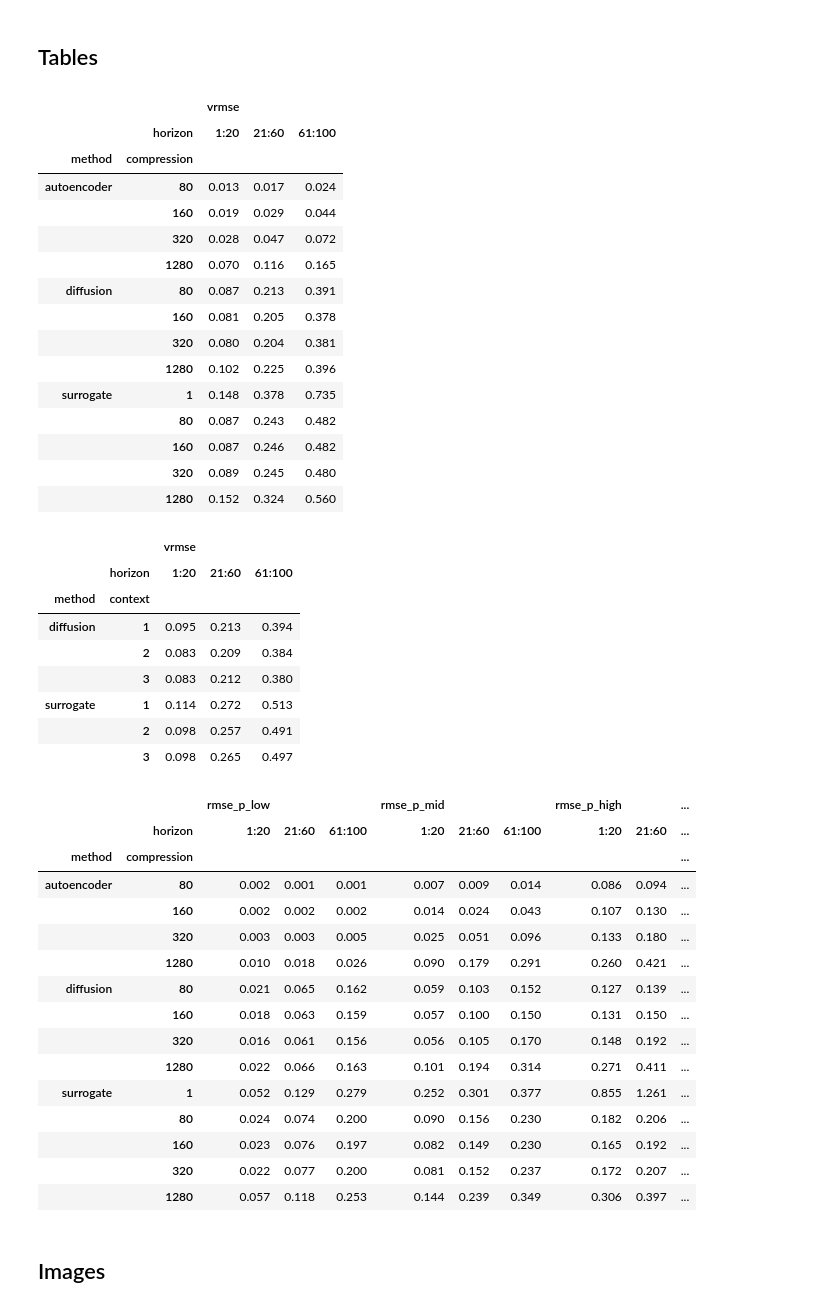
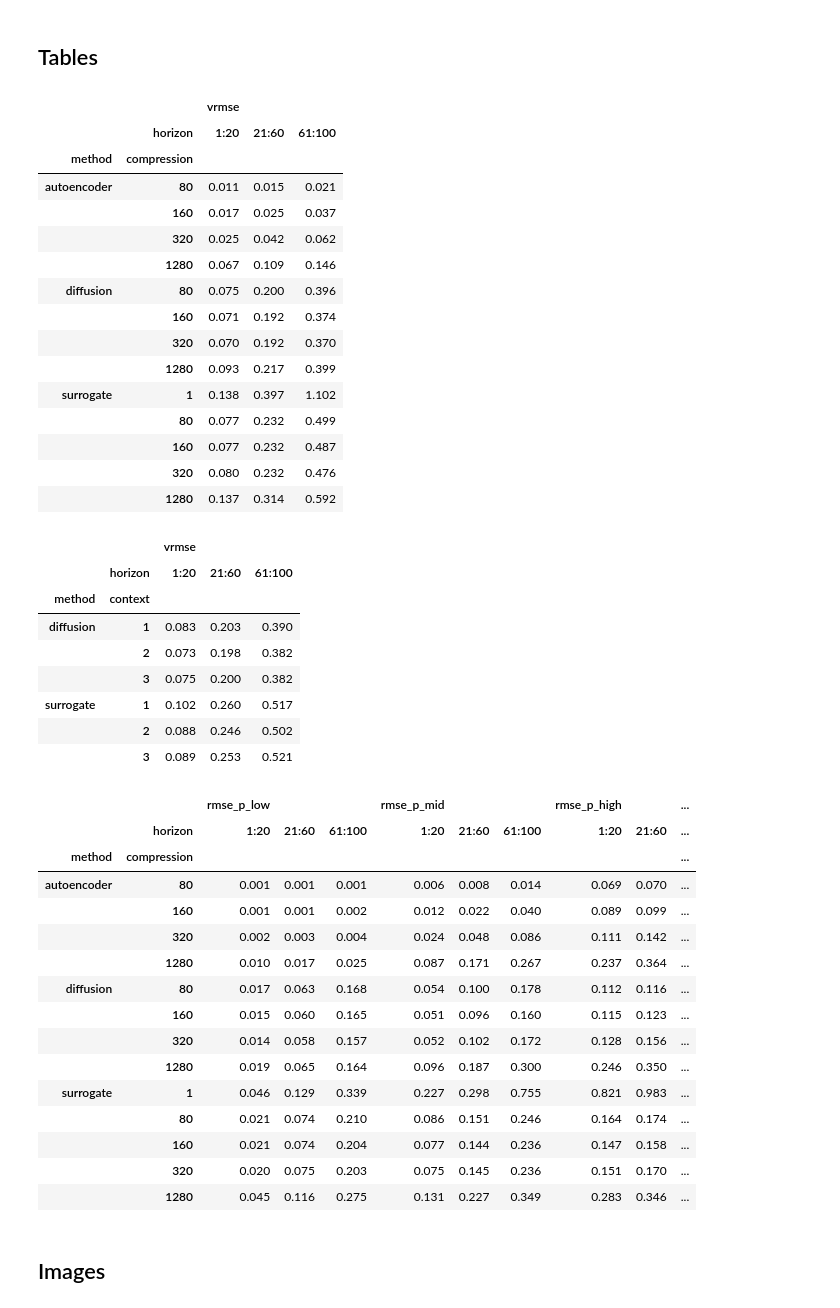
Before and after one commit to ksimotas/lola, a Jupyter notebook: experiments/euler/figures.ipynb, the cells around one changed output. Saved outputs shown, nothing was run; the diff lists cells and outputs as text; code cells hidden in the pictures.

```diff
--- a/experiments/euler/figures.ipynb
+++ b/experiments/euler/figures.ipynb
@@ -118,3 +109,6 @@ def weighted_mean(x):
+# %%
+def aggregate(x):
+    return np.mean(x)
 # %% [markdown]
 ### Plots
 # %%
@@ -240,7 +235,7 @@ plt.savefig(outdir / "euler_mosaic.pdf", dpi=300, transparent=True)
 # %%
 table = df[["method", "compression", "horizon", "vrmse"]]
 
-table = table.groupby(["method", "compression", "horizon"]).agg(weighted_mean).round(3).reset_index()
+table = table.groupby(["method", "compression", "horizon"]).agg(aggregate).round(3).reset_index()
 table = table.pivot(index=["method", "compression"], columns="horizon", values=["vrmse"])
 # print(table.to_latex(float_format="%.3f"))
 table
@@ -248,24 +243,24 @@ table
 |  |  | vrmse |  |  |
 |  | horizon | 1:20 | 21:60 | 61:100 |
 | method | compression |  |  |  |
-| autoencoder | 80 | 0.013 | 0.017 | 0.024 |
-|  | 160 | 0.019 | 0.029 | 0.044 |
-|  | 320 | 0.028 | 0.047 | 0.072 |
-|  | 1280 | 0.070 | 0.116 | 0.165 |
-| diffusion | 80 | 0.087 | 0.213 | 0.391 |
-|  | 160 | 0.081 | 0.205 | 0.378 |
-|  | 320 | 0.080 | 0.204 | 0.381 |
-|  | 1280 | 0.102 | 0.225 | 0.396 |
-| surrogate | 1 | 0.148 | 0.378 | 0.735 |
-|  | 80 | 0.087 | 0.243 | 0.482 |
-|  | 160 | 0.087 | 0.246 | 0.482 |
-|  | 320 | 0.089 | 0.245 | 0.480 |
-|  | 1280 | 0.152 | 0.324 | 0.560 |
+| autoencoder | 80 | 0.011 | 0.015 | 0.021 |
+|  | 160 | 0.017 | 0.025 | 0.037 |
+|  | 320 | 0.025 | 0.042 | 0.062 |
+|  | 1280 | 0.067 | 0.109 | 0.146 |
+| diffusion | 80 | 0.075 | 0.200 | 0.396 |
+|  | 160 | 0.071 | 0.192 | 0.374 |
+|  | 320 | 0.070 | 0.192 | 0.370 |
+|  | 1280 | 0.093 | 0.217 | 0.399 |
+| surrogate | 1 | 0.138 | 0.397 | 1.102 |
+|  | 80 | 0.077 | 0.232 | 0.499 |
+|  | 160 | 0.077 | 0.232 | 0.487 |
+|  | 320 | 0.080 | 0.232 | 0.476 |
+|  | 1280 | 0.137 | 0.314 | 0.592 |
 # %%
 table = df[(df["method"] != "autoencoder") & (df["compression"] > 1)]
 table = table[["method", "context", "horizon", "vrmse"]]
 
-table = table.groupby(["method", "context", "horizon"]).agg(weighted_mean).round(3).reset_index()
+table = table.groupby(["method", "context", "horizon"]).agg(aggregate).round(3).reset_index()
 table = table.pivot(index=["method", "context"], columns="horizon", values=["vrmse"])
 # print(table.to_latex(float_format="%.3f"))
 table
@@ -273,40 +268,40 @@ table
 |  |  | vrmse |  |  |
 |  | horizon | 1:20 | 21:60 | 61:100 |
 | method | context |  |  |  |
-| diffusion | 1 | 0.095 | 0.213 | 0.394 |
-|  | 2 | 0.083 | 0.209 | 0.384 |
-|  | 3 | 0.083 | 0.212 | 0.380 |
-| surrogate | 1 | 0.114 | 0.272 | 0.513 |
-|  | 2 | 0.098 | 0.257 | 0.491 |
-|  | 3 | 0.098 | 0.265 | 0.497 |
+| diffusion | 1 | 0.083 | 0.203 | 0.390 |
+|  | 2 | 0.073 | 0.198 | 0.382 |
+|  | 3 | 0.075 | 0.200 | 0.382 |
+| surrogate | 1 | 0.102 | 0.260 | 0.517 |
+|  | 2 | 0.088 | 0.246 | 0.502 |
+|  | 3 | 0.089 | 0.253 | 0.521 |
 # %%
 table = df[["method", "compression", "horizon", "rmse_p_low", "rmse_p_mid", "rmse_p_high"]]
 
-table = table.groupby(["method", "compression", "horizon"]).agg(weighted_mean).round(3).reset_index()
+table = table.groupby(["method", "compression", "horizon"]).agg(aggregate).round(3).reset_index()
 table = table.pivot(
     index=["method", "compression"],
     columns="horizon",
     values=["rmse_p_low", "rmse_p_mid", "rmse_p_high"],
 )
 # print(table.to_latex(float_format="%.3f"))
 table
 # %% [output]
 |  |  | rmse_p_low |  |  | rmse_p_mid |  |  | rmse_p_high |  | ... |
 |  | horizon | 1:20 | 21:60 | 61:100 | 1:20 | 21:60 | 61:100 | 1:20 | 21:60 | ... |
 | method | compression |  |  |  |  |  |  |  |  | ... |
-| autoencoder | 80 | 0.002 | 0.001 | 0.001 | 0.007 | 0.009 | 0.014 | 0.086 | 0.094 | ... |
-|  | 160 | 0.002 | 0.002 | 0.002 | 0.014 | 0.024 | 0.043 | 0.107 | 0.130 | ... |
-|  | 320 | 0.003 | 0.003 | 0.005 | 0.025 | 0.051 | 0.096 | 0.133 | 0.180 | ... |
-|  | 1280 | 0.010 | 0.018 | 0.026 | 0.090 | 0.179 | 0.291 | 0.260 | 0.421 | ... |
-| diffusion | 80 | 0.021 | 0.065 | 0.162 | 0.059 | 0.103 | 0.152 | 0.127 | 0.139 | ... |
-|  | 160 | 0.018 | 0.063 | 0.159 | 0.057 | 0.100 | 0.150 | 0.131 | 0.150 | ... |
-|  | 320 | 0.016 | 0.061 | 0.156 | 0.056 | 0.105 | 0.170 | 0.148 | 0.192 | ... |
-|  | 1280 | 0.022 | 0.066 | 0.163 | 0.101 | 0.194 | 0.314 | 0.271 | 0.411 | ... |
-| surrogate | 1 | 0.052 | 0.129 | 0.279 | 0.252 | 0.301 | 0.377 | 0.855 | 1.261 | ... |
-|  | 80 | 0.024 | 0.074 | 0.200 | 0.090 | 0.156 | 0.230 | 0.182 | 0.206 | ... |
-|  | 160 | 0.023 | 0.076 | 0.197 | 0.082 | 0.149 | 0.230 | 0.165 | 0.192 | ... |
-|  | 320 | 0.022 | 0.077 | 0.200 | 0.081 | 0.152 | 0.237 | 0.172 | 0.207 | ... |
-|  | 1280 | 0.057 | 0.118 | 0.253 | 0.144 | 0.239 | 0.349 | 0.306 | 0.397 | ... |
+| autoencoder | 80 | 0.001 | 0.001 | 0.001 | 0.006 | 0.008 | 0.014 | 0.069 | 0.070 | ... |
+|  | 160 | 0.001 | 0.001 | 0.002 | 0.012 | 0.022 | 0.040 | 0.089 | 0.099 | ... |
+|  | 320 | 0.002 | 0.003 | 0.004 | 0.024 | 0.048 | 0.086 | 0.111 | 0.142 | ... |
+|  | 1280 | 0.010 | 0.017 | 0.025 | 0.087 | 0.171 | 0.267 | 0.237 | 0.364 | ... |
+| diffusion | 80 | 0.017 | 0.063 | 0.168 | 0.054 | 0.100 | 0.178 | 0.112 | 0.116 | ... |
+|  | 160 | 0.015 | 0.060 | 0.165 | 0.051 | 0.096 | 0.160 | 0.115 | 0.123 | ... |
+|  | 320 | 0.014 | 0.058 | 0.157 | 0.052 | 0.102 | 0.172 | 0.128 | 0.156 | ... |
+|  | 1280 | 0.019 | 0.065 | 0.164 | 0.096 | 0.187 | 0.300 | 0.246 | 0.350 | ... |
+| surrogate | 1 | 0.046 | 0.129 | 0.339 | 0.227 | 0.298 | 0.755 | 0.821 | 0.983 | ... |
+|  | 80 | 0.021 | 0.074 | 0.210 | 0.086 | 0.151 | 0.246 | 0.164 | 0.174 | ... |
+|  | 160 | 0.021 | 0.074 | 0.204 | 0.077 | 0.144 | 0.236 | 0.147 | 0.158 | ... |
+|  | 320 | 0.020 | 0.075 | 0.203 | 0.075 | 0.145 | 0.236 | 0.151 | 0.170 | ... |
+|  | 1280 | 0.045 | 0.116 | 0.275 | 0.131 | 0.227 | 0.349 | 0.283 | 0.346 | ... |
 # %% [markdown]
 ## Images
 # %%
```
Also changed, not shown: parts of 4 cells of this notebook, 1 other file.
